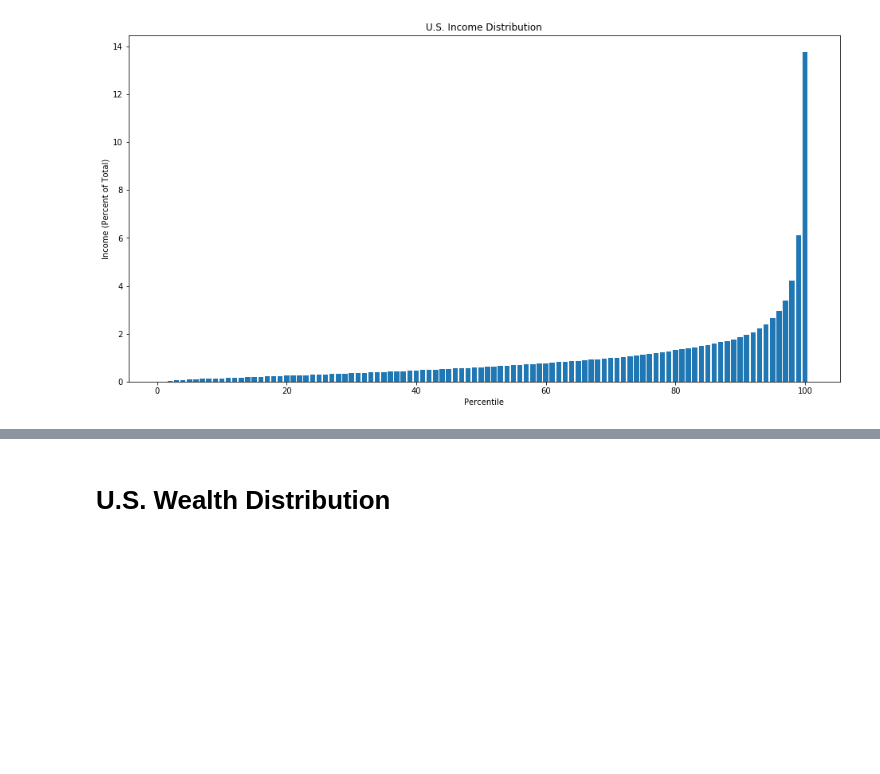
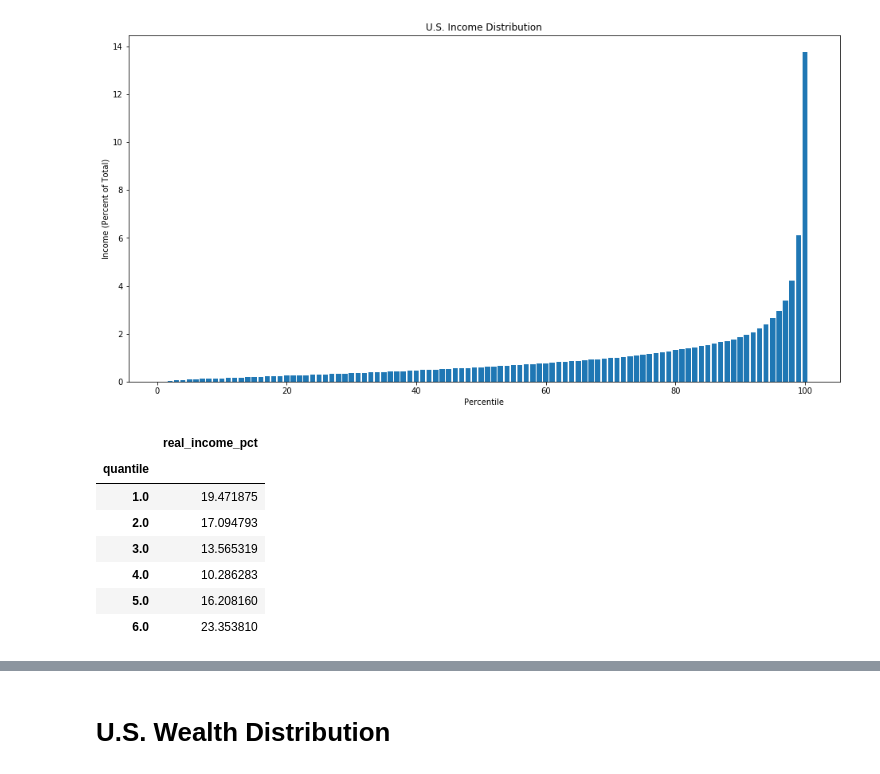
Before and after one commit to TheSocialWealthFund/swf-research-py, a Jupyter notebook: notebooks/datapackage_sandbox.ipynb, the cells around one changed output, grey strips where cells are left out. Saved outputs shown, nothing was run; the diff lists cells and outputs as text; code cells hidden in the pictures; blank space fills up the shorter version.

```diff
--- a/notebooks/datapackage_sandbox.ipynb
+++ b/notebooks/datapackage_sandbox.ipynb
@@ -68,3 +79,15 @@ plt.ylabel("Income (Percent of Total)")
 plt.show()
 # %% [output]
 [figure]
+# %%
+ipdf2 = get_distribution(df, 'income', quantiles=[0, 60, 80, 90, 95, 99, 100])
+display(ipdf2)
+# %% [output]
+|  | real_income_pct |
+| quantile |  |
+| 1.0 | 19.471875 |
+| 2.0 | 17.094793 |
+| 3.0 | 13.565319 |
+| 4.0 | 10.286283 |
+| 5.0 | 16.208160 |
+| 6.0 | 23.353810 |
```
Also changed, not shown: parts of 4 cells of this notebook, 1 other file.
